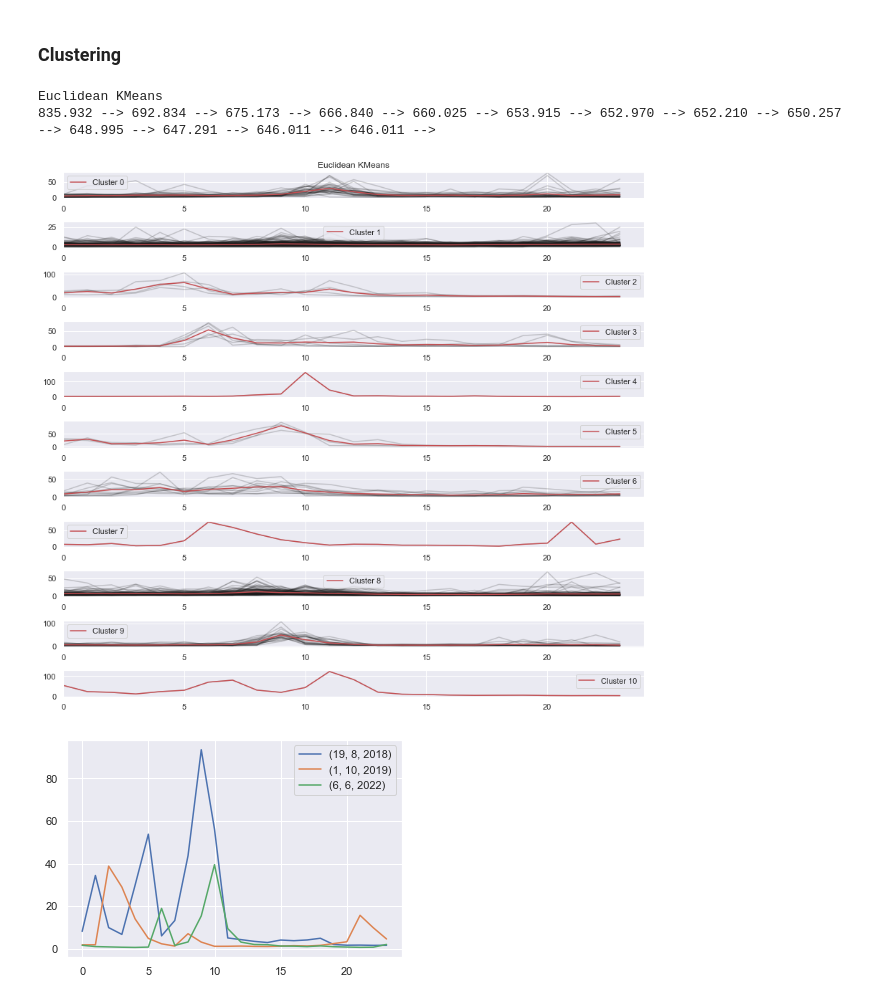
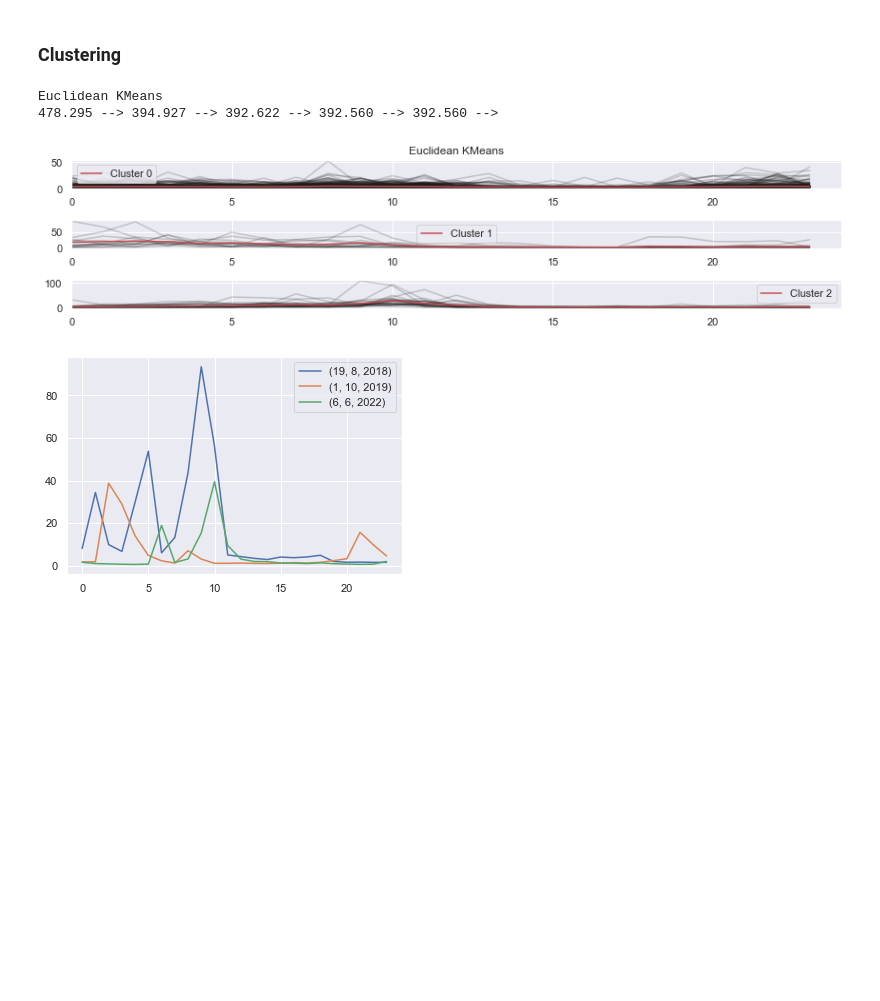
Before and after one commit to AndresGonF/mds7201-minma-so2, a Jupyter notebook: notebooks/EDA/4.0-EDA-estandar-Estacion.ipynb, the cells around one changed output. Cells and saved outputs as stored; diff of their text form; code cells hidden in the pictures; blank space fills up the shorter version.

```diff
--- a/notebooks/EDA/4.0-EDA-estandar-Estacion.ipynb
+++ b/notebooks/EDA/4.0-EDA-estandar-Estacion.ipynb
@@ -272,14 +309,16 @@ time_describe(data_df, col=chosen_col, res='d', from_date=data_df.index[0], to_d
 # %% [markdown]
 ### Clustering
 # %%
-X_total, X_train, fechas = generate_data_clustering(data_df, chosen_col, years = [2018, 2019, 2022], window = [(1,1,2018), (12,12,2018)])
+X_total, X_train, fechas = generate_data_clustering(data_df, chosen_col, years = [2018, 2019, 2021, 2022], window = [(1,1,2021), (12,12,2021)])
 # %%
-N_clusters = 11
+N_clusters = 3
 y_pred, km = test_clusterings(X_train, N_clusters, "Euclidean KMeans")
+#y_pred, km = test_clusterings(X_train, N_clusters, "Soft-DTW KMeans")
+#y_pred, km = test_clusterings(X_train, N_clusters, "DBA KMeans")
 # %% [output]
 Euclidean KMeans
-835.932 --> 692.834 --> 675.173 --> 666.840 --> 660.025 --> 653.915 --> 652.970 --> 652.210 --> 650.257 --> 648.995 --> 647.291 --> 646.011 --> 646.011 -->
+478.295 --> 394.927 --> 392.622 --> 392.560 --> 392.560 -->
-[figure, old version]
+[figure, new version]
 # %%
 #Las fechas de los eventos interesantes
 fechas_interesantes = [(19,8,2018), (1,10,2019), (6,6,2022)]
```
Also changed, not shown: parts of 3 cells of this notebook, 2 other files.
